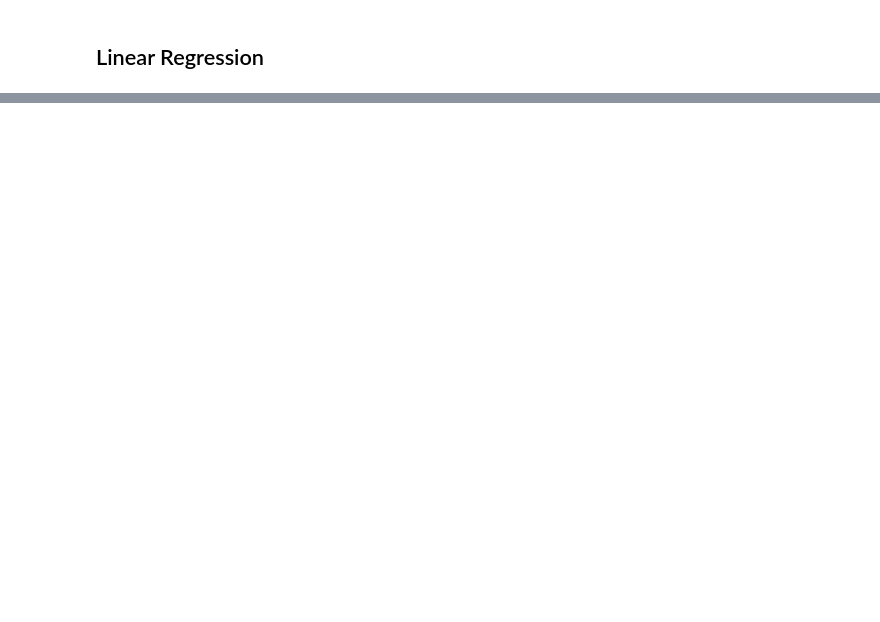
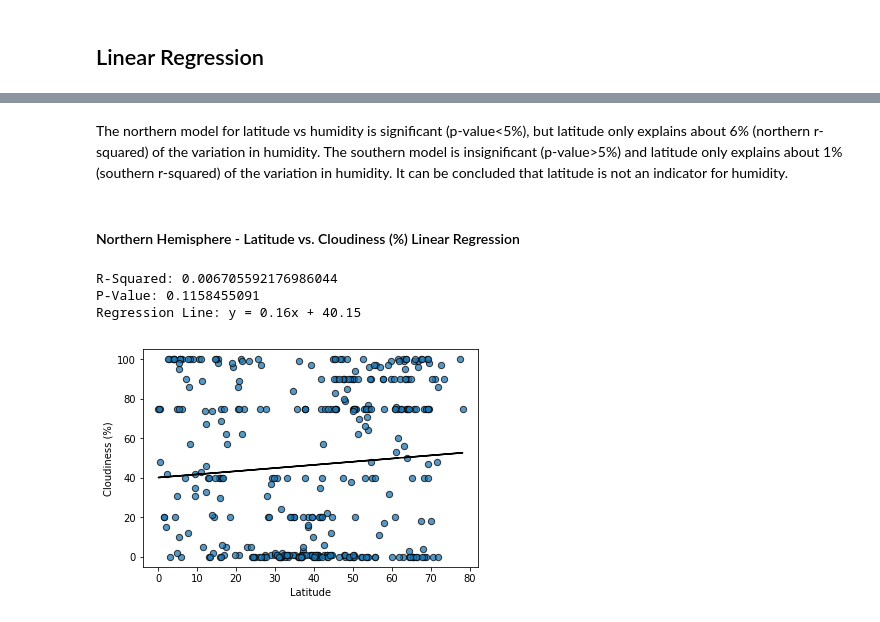
Before and after one commit to zclynchzc/python-api-challenge, a Jupyter notebook: WeatherPy/WeatherPy.ipynb, the cells around one changed output, grey strips where cells are left out. Cells and saved outputs as stored; diff of their text form; code cells hidden in the pictures; blank space fills up the shorter version.

```diff
--- a/WeatherPy/WeatherPy.ipynb
+++ b/WeatherPy/WeatherPy.ipynb
@@ -348,0 +295,22 @@ Regression Line: y = -0.1x + 7.33
+# %% [markdown]
+The northern model for latitude vs humidity is significant (p-value<5%), but latitude only explains about 6% (northern r-squared) of the variation in humidity. The southern model is insignificant (p-value>5%) and latitude only explains about 1% (southern r-squared) of the variation in humidity. It can be concluded that latitude is not an indicator for humidity.
+# %% [markdown]
+####  Northern Hemisphere - Latitude vs. Cloudiness (%) Linear Regression
+# %%
+northern_df.plot(kind='scatter', x='Lat', y='Cloudiness', s=40, edgecolors='k', alpha=0.75)
+plt.xlabel('Latitude')
+plt.ylabel('Cloudiness (%)')
+
+(northcloudiness_slope, northcloudiness_intercept, northcloudiness_r, northcloudiness_p, northcloudiness_stderr) = linregress(northern_df['Lat'], northern_df['Cloudiness'])
+northcloudiness_regress = northern_df['Lat'] * northcloudiness_slope + northcloudiness_intercept
+plt.plot(northern_df['Lat'], northcloudiness_regress, color='k')
+
+print(f'R-Squared: {northcloudiness_r**2}')
+print(f'P-Value: {format(northcloudiness_p,".10f")}')
+print(f'Regression Line: y = {round(northcloudiness_slope, 2)}x + {round(northcloudiness_intercept, 2)}')
+plt.show()
+# %% [output]
+R-Squared: 0.006705592176986044
+P-Value: 0.1158455091
+Regression Line: y = 0.16x + 40.15
+[figure, added]
```
Also changed, not shown: parts of 46 cells of this notebook, 6 other files.
